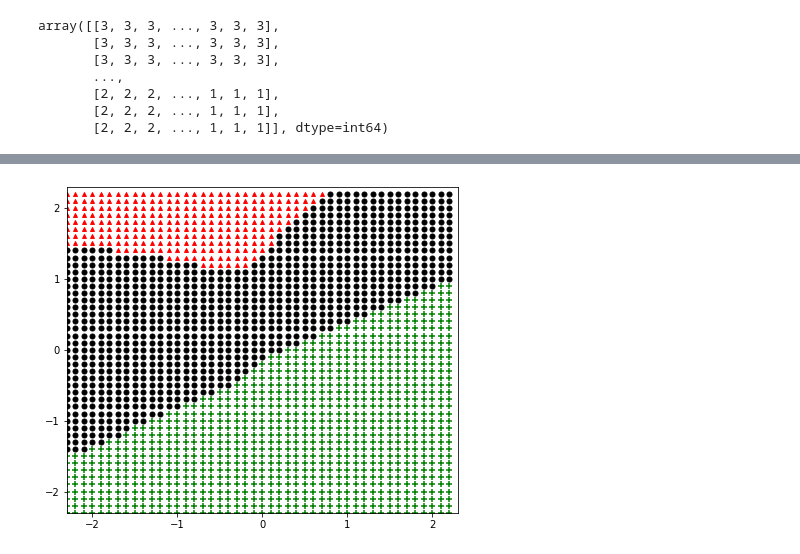
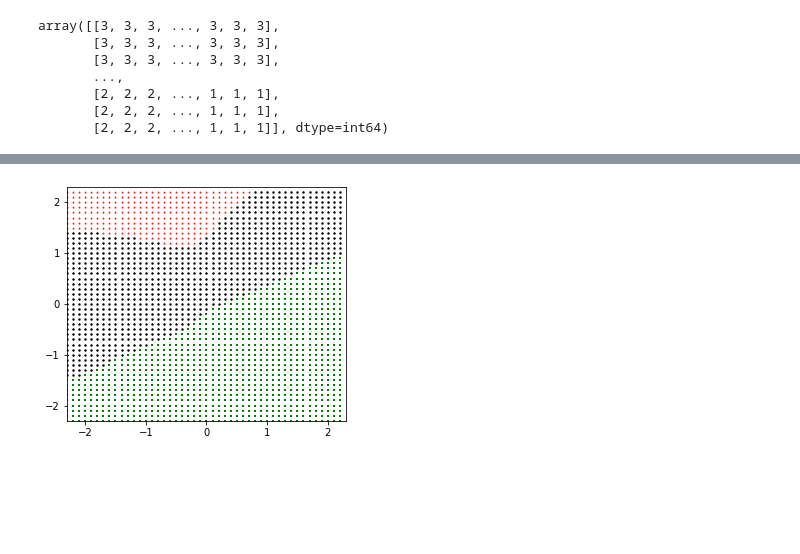
Before and after one commit to evidentiallab/Lunde_Chen_NN_Belief_Reproduction, a Jupyter notebook: NNBelief_neural_network.ipynb, the cells around one changed output, grey strips where cells are left out. Cells and saved outputs as stored; diff of their text form; code cells hidden in the pictures; blank space fills up the shorter version.

```diff
--- a/NNBelief_neural_network.ipynb
+++ b/NNBelief_neural_network.ipynb
@@ -480,14 +480,14 @@ array([[3, 3, 3, ..., 3, 3, 3],
 # %%
 fig, ax = plt.subplots()
 plt.scatter(np.array(list_class_result_x[0]),
-            np.array(list_class_result_y[0]), c='k', marker='o', s=25)
+            np.array(list_class_result_y[0]), c='k', marker='o', s=2)
 plt.scatter(np.array(list_class_result_x[1]),
-            np.array(list_class_result_y[1]), c='r', marker='^', s=15)
+            np.array(list_class_result_y[1]), c='r', marker='^', s=1)
 plt.scatter(np.array(list_class_result_x[2]),
-            np.array(list_class_result_y[2]), c='g', marker='+', s=40)
-fig.set_size_inches(7, 6)
+            np.array(list_class_result_y[2]), c='g', marker='+', s=3)
+fig.set_size_inches(5, 4.3)
 plt.xlim([-2.3, 2.3])
 plt.ylim([-2.3, 2.3])
 plt.show()
 # %% [output]
-[figure, old version]
+[figure, new version]
```
